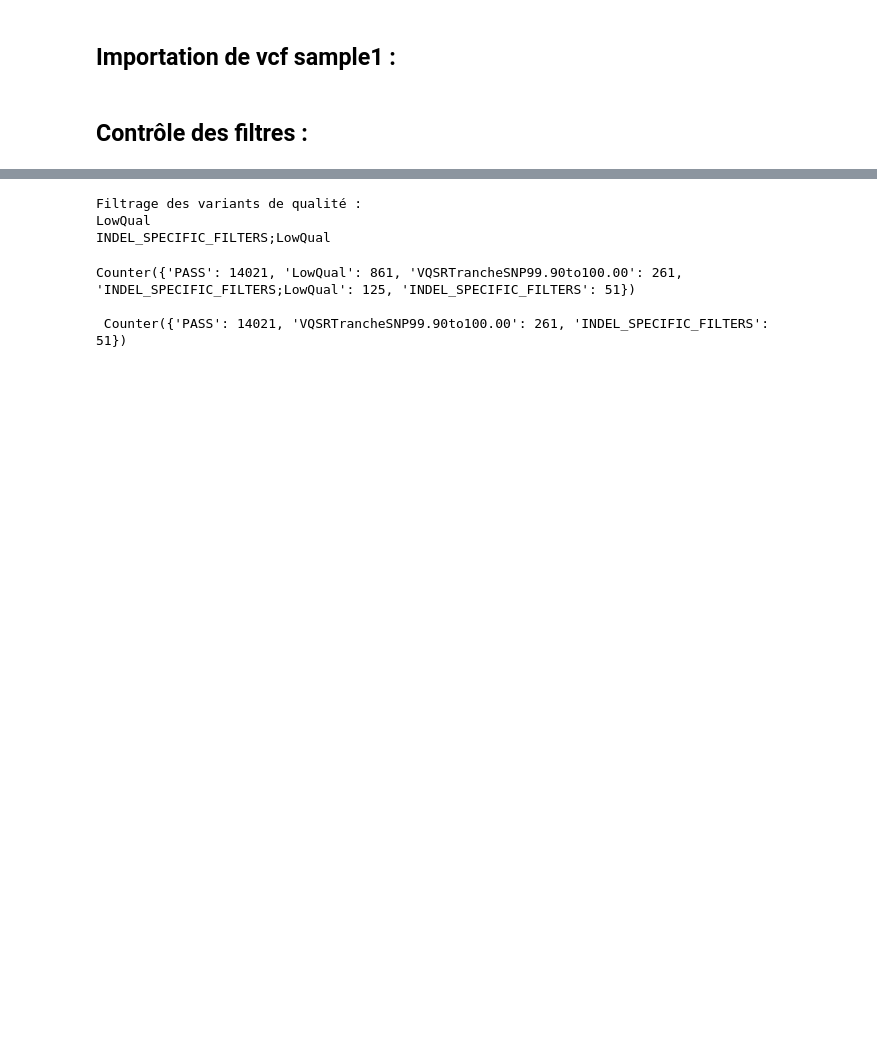
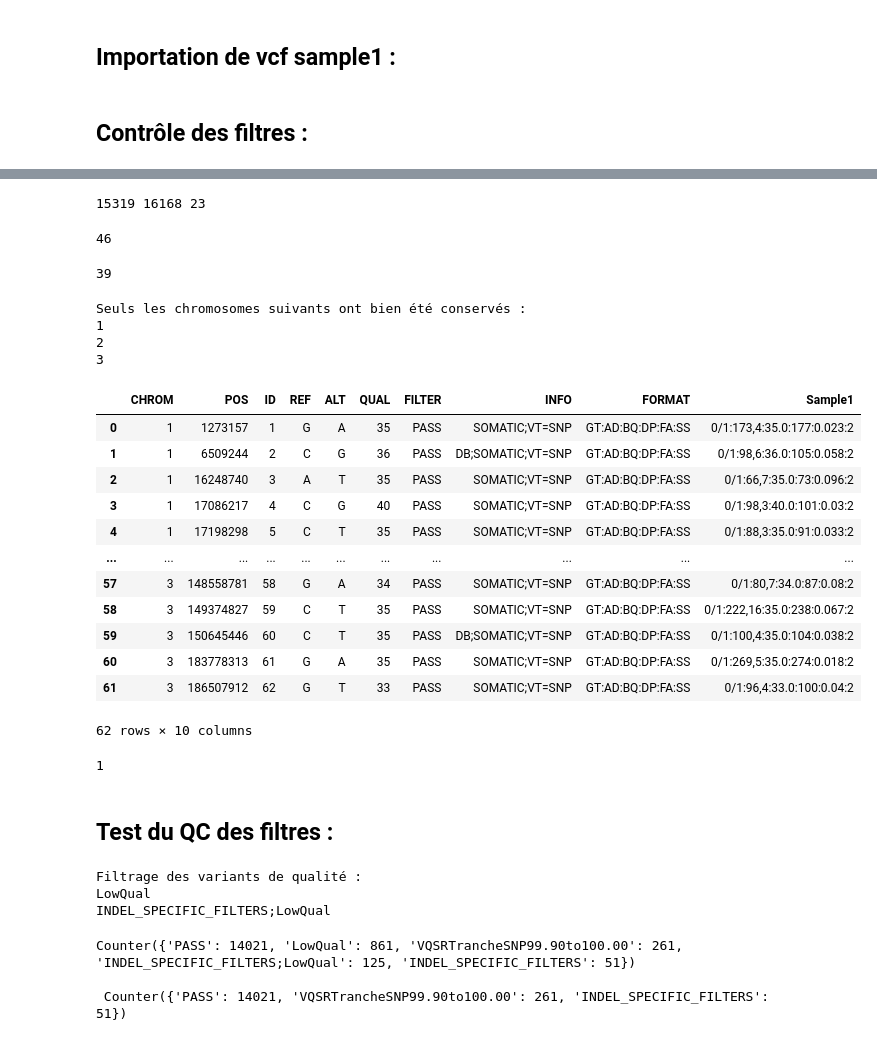
Before and after one commit to nmendiboure/TMB-pipeline_4BiM_project, a Jupyter notebook: Pipeline-TMB-notebook.ipynb, the cells around one changed output, grey strips where cells are left out. Saved outputs shown, nothing was run; the diff lists cells and outputs as text; code cells hidden in the pictures; blank space fills up the shorter version.

Commit message:
Ajout d'un fonction select_chr qui permet de ne conserver qu'un seul pour plusieurs (au choix du user) chromosome(s) + reorganisation du code

```diff
--- a/Pipeline-TMB-notebook.ipynb
+++ b/Pipeline-TMB-notebook.ipynb
@@ -179,8 +179,7 @@ def global_filter(df_tumor, df_normal, reject = ['LowQual', 'INDEL_SPECIFIC_FILT
 # %%
 sample1_normal = read_vcf("./vcf_files/sample1/Sample1-PBMC_normal_dna.vcf", QC=False)
 sample1_tumor = read_vcf("./vcf_files/sample1/Sample1_tumor_dna.vcf", QC=False)
-sample1_normal_chr1 = sample1_normal.loc[sample1_normal["CHROM"] == '1']
-sample1_tumor_chr1 = sample1_tumor.loc[sample1_tumor["CHROM"] == '1']
+sample1_somatic = read_vcf("./vcf_files/sample1/Sample1_somatic_dna.vcf", QC=False)
 # %% [output]
 Succès : extension vcf détectée
 Contrôle qualité du VCF : Non fait
@@ -188,0 +196,20 @@ Contrôle qualité du VCF : Non fait
+# %%
+def select_chr(df, chrom):
+    new_df = copy.deepcopy(df)
+
+    if (type(chrom) == int) or (type(chrom) == str): #Garder un seul chromosome
+        new_df = df.loc[df["CHROM"] == str(chrom)]
+        new_df.index = range(0, len(new_df), 1)  #reajustement des indexes
+        return(new_df)
+
+    elif (type(chrom) == list): #Conserver plusieurs chromosomes
+        chrom = sorted(chrom) # numero chromosome dans l'ordre croissant
+        new_df = df.loc[df["CHROM"] == str(chrom[0])]
+        for i in range(1, len(chrom), 1):
+            tmp_df = df.loc[df["CHROM"] == str(chrom[i])]
+            new_df = pd.concat([new_df, tmp_df])
+            #print(len(tmp_df), len(new_df))
+
+        new_df.index = range(0, len(new_df), 1)
+        print("Seuls les chromosomes suivants ont bien été conservés : ", *chrom, sep = "\n")
+        return(new_df)
@@ -189,3 +220,47 @@ Contrôle qualité du VCF : Non fait
+# %%
+print(len(sample1_normal_chr1), len(sample1_tumor_chr1), len(sample1_somatic_chr1))
+# %% [output]
+15319 16168 23
+# %%
+len(sample1_somatic.loc[(sample1_somatic["CHROM"] == '1') | (sample1_somatic["CHROM"] == '2')])
+# %% [output]
+46
+# %%
+chr1_somatic = sample1_somatic.loc[(sample1_somatic["CHROM"] == '1')]
+chr3_somatic = sample1_somatic.loc[(sample1_somatic["CHROM"] == '3')]
+chr13_somatic = pd.concat([chr1_somatic, chr3_somatic])
+chr13_somatic.index = range(0, len(chr13_somatic), 1)
+len(chr13_somatic)
+# %% [output]
+39
+# %%
+select_chr(sample1_somatic, [3, 2, 1])
+# %% [output]
+Seuls les chromosomes suivants ont bien été conservés :
+1
+2
+3
+|  | CHROM | POS | ID | REF | ALT | QUAL | FILTER | INFO | FORMAT | Sample1 |
+| 0 | 1 | 1273157 | 1 | G | A | 35 | PASS | SOMATIC;VT=SNP | GT:AD:BQ:DP:FA:SS | 0/1:173,4:35.0:177:0.023:2 |
+| 1 | 1 | 6509244 | 2 | C | G | 36 | PASS | DB;SOMATIC;VT=SNP | GT:AD:BQ:DP:FA:SS | 0/1:98,6:36.0:105:0.058:2 |
+| 2 | 1 | 16248740 | 3 | A | T | 35 | PASS | SOMATIC;VT=SNP | GT:AD:BQ:DP:FA:SS | 0/1:66,7:35.0:73:0.096:2 |
+| 3 | 1 | 17086217 | 4 | C | G | 40 | PASS | SOMATIC;VT=SNP | GT:AD:BQ:DP:FA:SS | 0/1:98,3:40.0:101:0.03:2 |
+| 4 | 1 | 17198298 | 5 | C | T | 35 | PASS | SOMATIC;VT=SNP | GT:AD:BQ:DP:FA:SS | 0/1:88,3:35.0:91:0.033:2 |
+| ... | ... | ... | ... | ... | ... | ... | ... | ... | ... | ... |
+| 57 | 3 | 148558781 | 58 | G | A | 34 | PASS | SOMATIC;VT=SNP | GT:AD:BQ:DP:FA:SS | 0/1:80,7:34.0:87:0.08:2 |
+| 58 | 3 | 149374827 | 59 | C | T | 35 | PASS | SOMATIC;VT=SNP | GT:AD:BQ:DP:FA:SS | 0/1:222,16:35.0:238:0.067:2 |
+| 59 | 3 | 150645446 | 60 | C | T | 35 | PASS | DB;SOMATIC;VT=SNP | GT:AD:BQ:DP:FA:SS | 0/1:100,4:35.0:104:0.038:2 |
+| 60 | 3 | 183778313 | 61 | G | A | 35 | PASS | SOMATIC;VT=SNP | GT:AD:BQ:DP:FA:SS | 0/1:269,5:35.0:274:0.018:2 |
+| 61 | 3 | 186507912 | 62 | G | T | 33 | PASS | SOMATIC;VT=SNP | GT:AD:BQ:DP:FA:SS | 0/1:96,4:33.0:100:0.04:2 |
+62 rows × 10 columns
+# %%
+test = [3, 2, 1]
+test = sorted(test)
+print(test[0])
+# %% [output]
+1
+# %% [markdown]
+## Test du QC des filtres :
 # %%
 # F is for FILTERED
 F_sample1_tumor_chr1,  F_sample1_normal_chr1= global_filter(sample1_tumor_chr1, sample1_normal_chr1)
```
Also changed, not shown: parts of 13 cells of this notebook.
